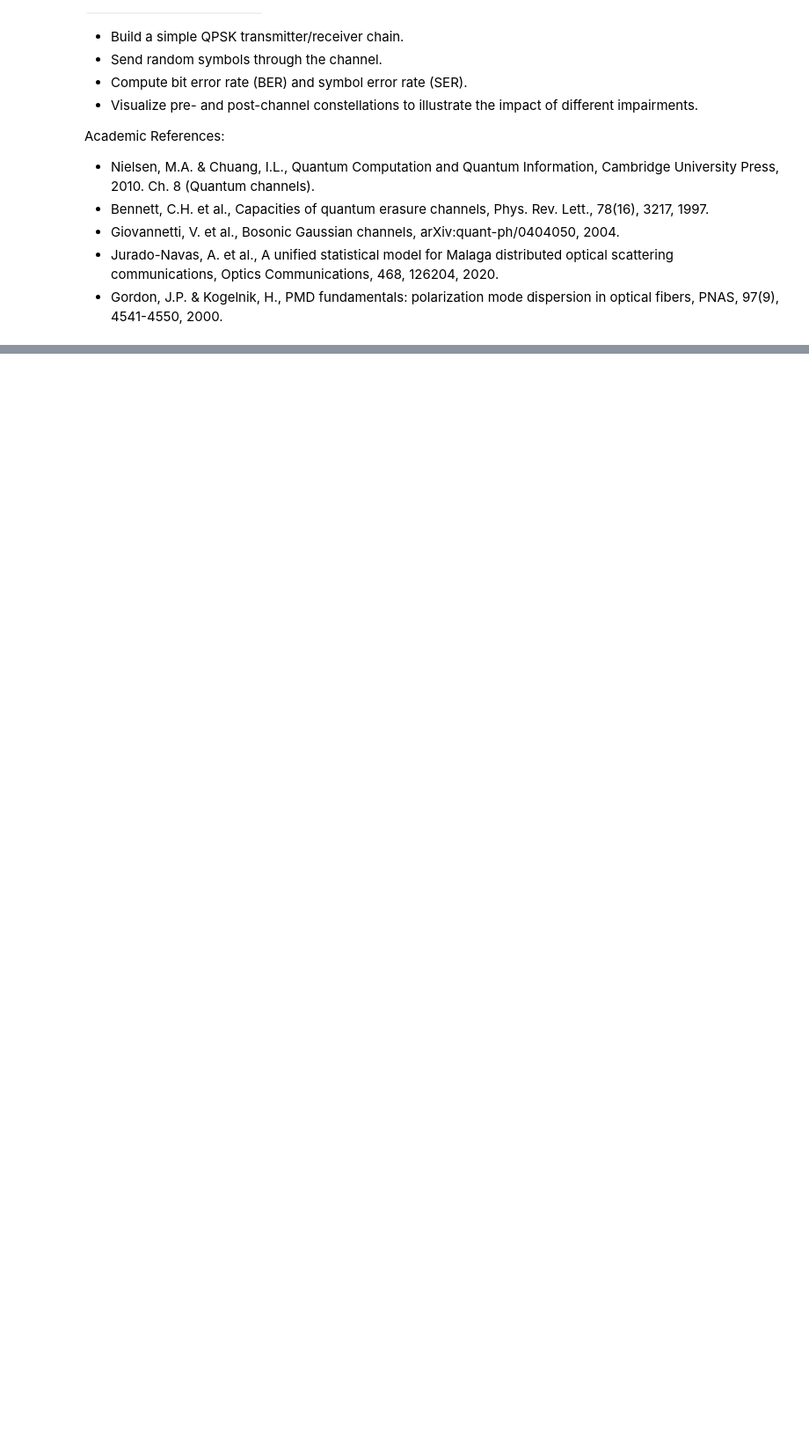
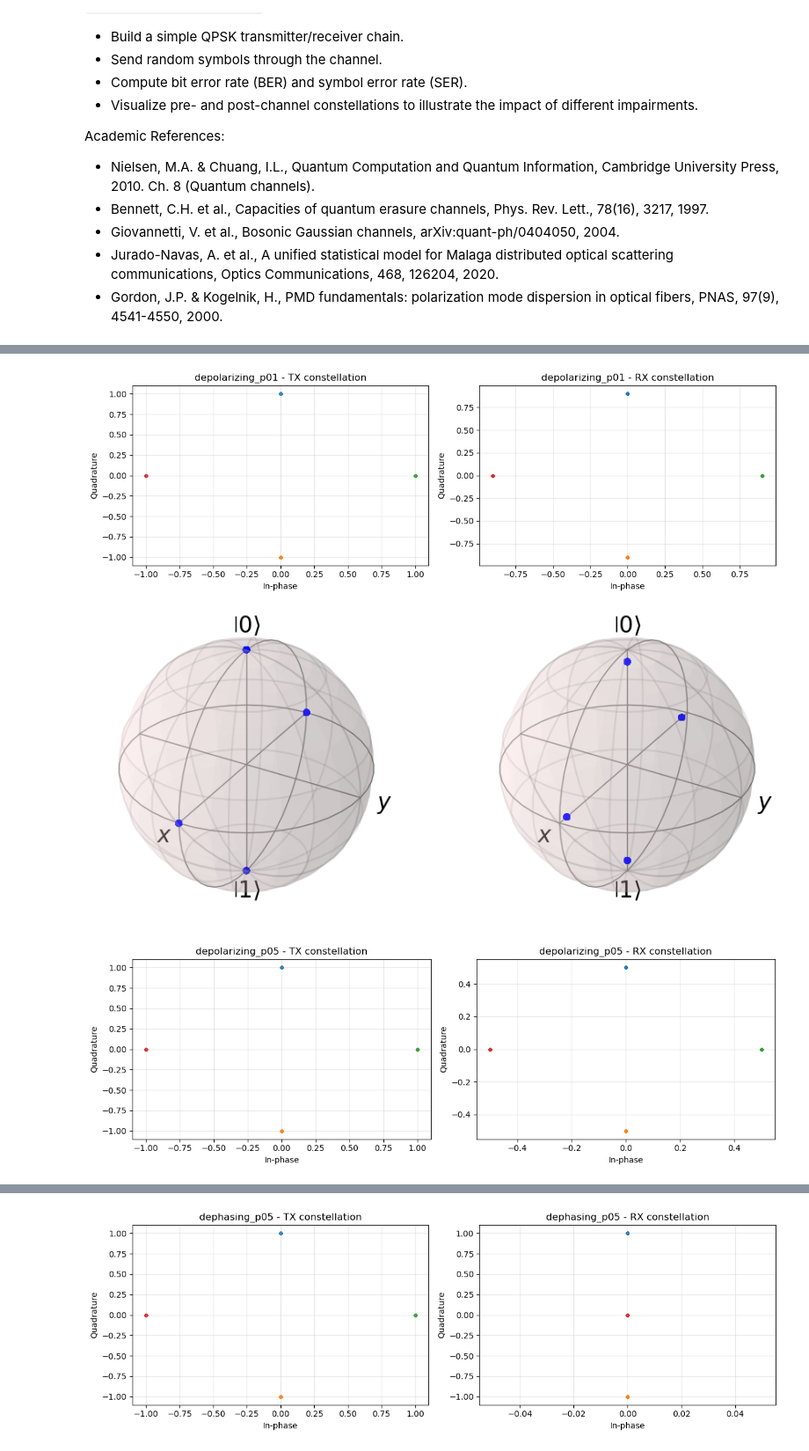
Before and after one commit to oalnaseri/QCommE2E, a Jupyter notebook: notebooks/05_quantum_channel_baseline_comparison.ipynb, the cells around one changed output, grey strips where cells are left out. Shown at 88% size. Drawn from its saved outputs; the diff is of its cells as text; code cells hidden in the pictures; blank space fills up the shorter version.

Commit message:
Improve quantum ch baseline comparison notebook

```diff
--- a/notebooks/05_quantum_channel_baseline_comparison.ipynb
+++ b/notebooks/05_quantum_channel_baseline_comparison.ipynb
@@ -124,17 +117,0 @@ def run_simulation(channel, num_symbols=4000, seed=42):
-# %%
-def plot_constellation(ax, symbols, title):
-    if symbols is None:
-        ax.text(0.5, 0.5, 'No constellation data', ha='center', va='center')
-        ax.set_xticks([])
-        ax.set_yticks([])
-        ax.set_title(title)
-        return
-
-    points = states_to_constellation(symbols)
-    x, y = points[:, 0], points[:, 1]
-
-    ax.scatter(x, y, s=5, alpha=0.4)
-    ax.set_xlabel('In-phase')
-    ax.set_ylabel('Quadrature')
-    ax.grid(True, alpha=0.3)
-    ax.set_title(title)
@@ -192,0 +118,43 @@ Saved summary to c:\Users\z642291\Downloads\workspace\quantum-comm-sim\notebooks
+# %%
+# Run sweep and visualize a few representative channels
+channel_configs = get_channel_configs()
+
+summary = []
+
+for name, ch_fn in channel_configs.items():
+    ch = ch_fn()
+    ber, ser, tx_states, rx_states, tx_labels = run_simulation(
+        ch, num_symbols=4000, seed=123
+    )
+    summary.append((name, ber, ser))
+
+    # Constellation diagrams (TX / RX)
+    fig, axes = plt.subplots(1, 2, figsize=(12, 4))
+    plot_constellation(axes[0], tx_states, f"{name} - TX constellation",
+                       labels=tx_labels)
+    plot_constellation(axes[1], rx_states, f"{name} - RX constellation",
+                       labels=tx_labels)
+    plt.tight_layout()
+    fig_path = os.path.join(FIG_DIR, f"constellation_{name}.png")
+    plt.savefig(fig_path, dpi=200)
+    plt.show()
+
+    # Bloch spheres (QuTiP) instead of Bloch-plane subplot
+    plot_bloch_spheres(tx_states, rx_states, name)
+
+# Sort and store summary
+summary = sorted(summary, key=lambda x: x[1])
+for name, ber, ser in summary:
+    print(f"[{name:20s}] BER={ber:.4e}, SER={ser:.4e}")
+
+summary_path = os.path.join(DATA_DIR, "quantum_channel_baseline_summary.txt")
+with open(summary_path, "w", encoding="utf-8") as f:
+    f.write("# name, BER, SER\n")
+    for name, ber, ser in summary:
+        f.write(f"{name}, {ber:.6e}, {ser:.6e}\n")
+
+print(f"Saved summary to {summary_path}")
+# %% [output]
+[figure, added]
+[figure, added]
+[figure, added]
@@ -192,0 +162 @@ Saved summary to c:\Users\z642291\Downloads\workspace\quantum-comm-sim\notebooks
+[figure, added]
```
Also changed, not shown: parts of 6 cells of this notebook, 3 other files.
